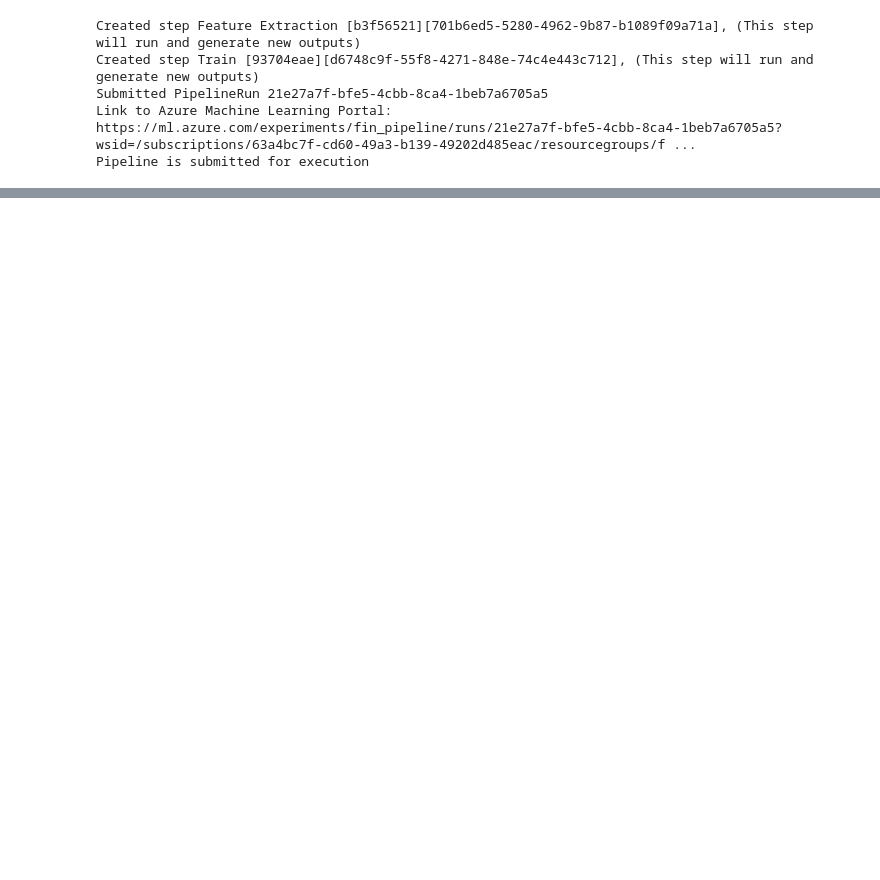
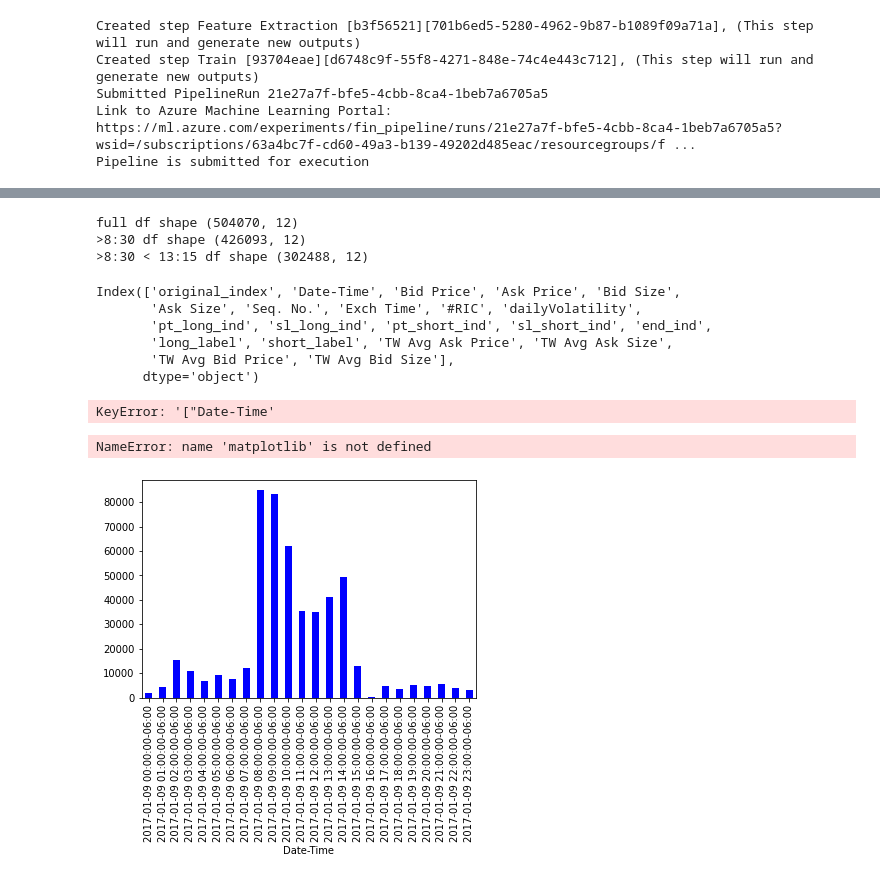
Before and after one commit to elviajero83/fin_research, a Jupyter notebook: notebooks/06-pipeline.ipynb, the cells around one changed output, grey strips where cells are left out. Drawn from its saved outputs; the diff is of its cells as text; code cells hidden in the pictures; blank space fills up the shorter version.

```diff
--- a/notebooks/06-pipeline.ipynb
+++ b/notebooks/06-pipeline.ipynb
@@ -212,0 +390,3 @@ Pipeline is submitted for execution
+# %%
+df.reset_index(inplace=True)
+df.head()
@@ -212,0 +438,19 @@ Pipeline is submitted for execution
+# %%
+df["Date-Time"]=pd.to_datetime(df["Date-Time"])
+df["Hour"]=df["Date-Time"].dt.hour
+df["Minute"]=df["Date-Time"].dt.minute
+# %%
+df['HM'] = df[["Hour","Minute"]].apply(lambda x:datetime.strptime(f"{x[0]}: {x[1]}", "%H: %M"), axis =1)
+
+# from datetime import datetime
+# hm = datetime.strptime("23: 45", "%H: %M")
+# %%
+print("full df shape", df.shape)
+df = df[df['HM'] >= datetime.strptime("8: 30", "%H: %M")]
+print(">8:30 df shape", df.shape)
+df= df[df['HM'] <= datetime.strptime("13: 15", "%H: %M")]
+print(">8:30 < 13:15 df shape", df.shape)
+# %% [output]
+full df shape (504070, 12)
+>8:30 df shape (426093, 12)
+>8:30 < 13:15 df shape (302488, 12)
@@ -212,0 +459,14 @@ Pipeline is submitted for execution
+# %%
+df_bars.columns
+# %% [output]
+Index(['original_index', 'Date-Time', 'Bid Price', 'Ask Price', 'Bid Size',
+       'Ask Size', 'Seq. No.', 'Exch Time', '#RIC', 'dailyVolatility',
+       'pt_long_ind', 'sl_long_ind', 'pt_short_ind', 'sl_short_ind', 'end_ind',
+       'long_label', 'short_label', 'TW Avg Ask Price', 'TW Avg Ask Size',
+       'TW Avg Bid Price', 'TW Avg Bid Size'],
+      dtype='object')
+# %%
+df['["Date-Time'].dt.strptime('%H:%M')
+# df['["Date-Time'].dt.strptime('%Y-%m-%d')
+# %% [output]
+KeyError: '["Date-Time'
@@ -212,0 +475,10 @@ Pipeline is submitted for execution
+# %%
+df.set_index("Date-Time", drop=False, inplace=True)
+df = df["Date-Time"].groupby(pd.Grouper(freq='60Min')).count()
+ax = df.plot(kind='bar', color='b')
+ticklabels = df.index.strftime('%H:%Mh')
+ax.xaxis.set_major_formatter(matplotlib.ticker.FixedFormatter(ticklabels))
+plt.show()
+# %% [output]
+NameError: name 'matplotlib' is not defined
+[figure, added]
```
Also changed, not shown: parts of 33 cells of this notebook, 6 other files.
